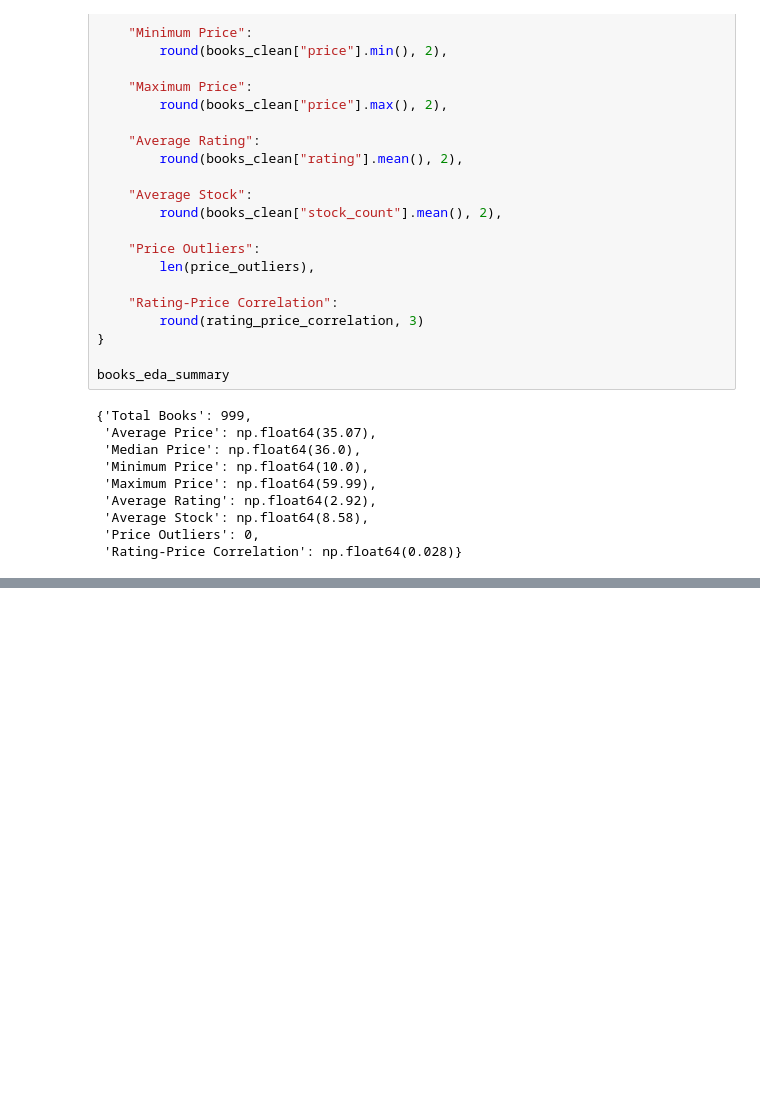
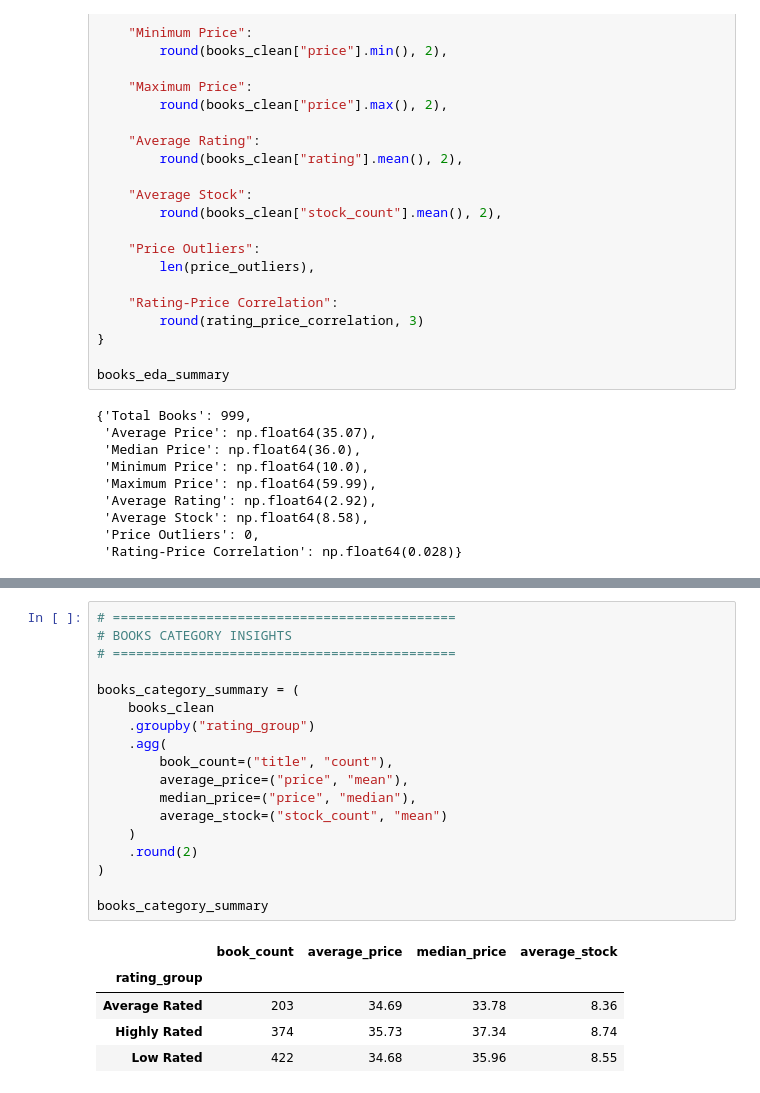
Before and after one commit to greeshavaishnavi09/Advanced_Multi_Source_Pipeline, a Jupyter notebook: research/01_multi_source_pipeline.ipynb, the cells around one changed output, grey strips where cells are left out. Cells and saved outputs as stored; diff of their text form; blank space fills up the shorter version.

```diff
--- a/research/01_multi_source_pipeline.ipynb
+++ b/research/01_multi_source_pipeline.ipynb
@@ -3530,0 +3747,24 @@ books_eda_summary
+# %%
+# ============================================
+# BOOKS CATEGORY INSIGHTS
+# ============================================
+
+books_category_summary = (
+    books_clean
+    .groupby("rating_group")
+    .agg(
+        book_count=("title", "count"),
+        average_price=("price", "mean"),
+        median_price=("price", "median"),
+        average_stock=("stock_count", "mean")
+    )
+    .round(2)
+)
+
+books_category_summary
+# %% [output]
+|  | book_count | average_price | median_price | average_stock |
+| rating_group |  |  |  |  |
+| Average Rated | 203 | 34.69 | 33.78 | 8.36 |
+| Highly Rated | 374 | 35.73 | 37.34 | 8.74 |
+| Low Rated | 422 | 34.68 | 35.96 | 8.55 |
```
Also changed, not shown: parts of 8 cells of this notebook, 3 other files.
